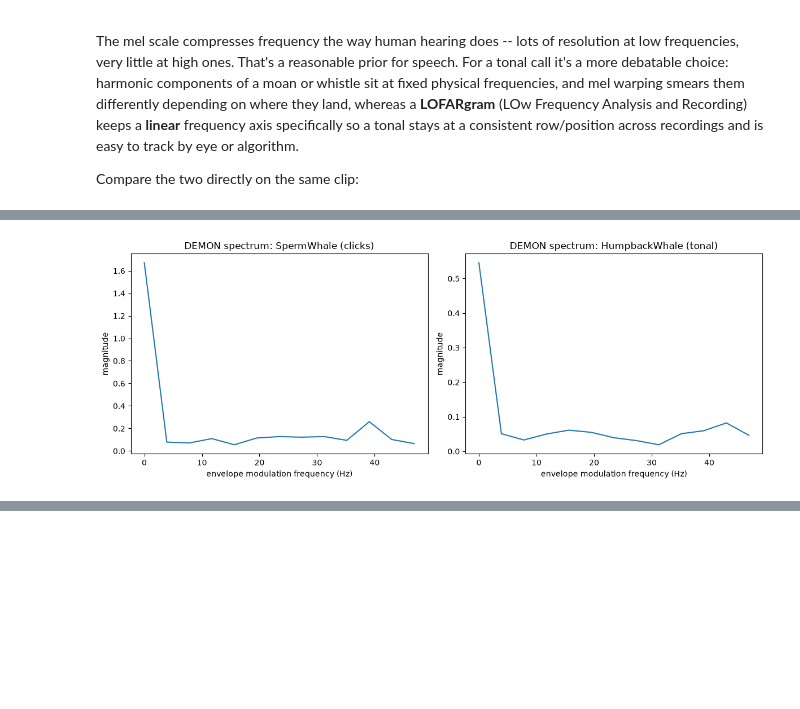
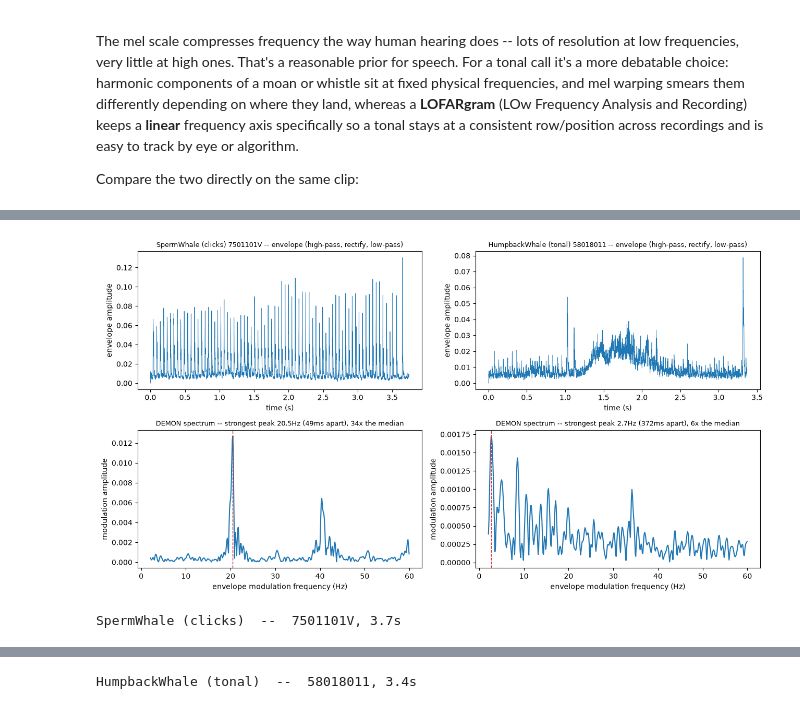
Before and after one commit to KJWesthoff/MarineMammals, a Jupyter notebook: notebooks/01_signal_processing_fundamentals.ipynb, the cells around one changed output, grey strips where cells are left out. Cells and saved outputs as stored; diff of their text form; code cells hidden in the pictures; blank space fills up the shorter version.

```diff
--- a/notebooks/01_signal_processing_fundamentals.ipynb
+++ b/notebooks/01_signal_processing_fundamentals.ipynb
@@ -120,7 +165,7 @@ train is broadband and time-localized -- exactly the opposite need.
 10ms hop (speech defaults) -- let's see whether that's actually a good
 choice for a tonal call.
 # %%
-clip = by_class[12][0]  # HumpbackWhale -- sustained tonal moan
+clip = examples[12]  # HumpbackWhale -- sustained tonal moan
 y, sr = sf.read(clip.path)
 wav = torch.from_numpy(y.astype(np.float32)).unsqueeze(0)
 
@@ -138,7 +183,7 @@ for ax, (title, n_fft, hop) in zip(axes, configs):
     ax.set_title(title, fontsize=9)
     ax.set_xlabel("frame")
 ax0 = axes[0]; ax0.set_ylabel("mel bin")
-fig.suptitle(f"HumpbackWhale clip ({clip.path.name}) at three time/frequency resolutions")
+fig.suptitle(f"HumpbackWhale clip ({clip.record_number}) at three time/frequency resolutions")
 plt.tight_layout()
 plt.show()
 # %% [output]
@@ -245,18 +353,42 @@ no such periodicity to find:
 # %%
-click_clip = by_class[51][0]   # SpermWhale -- echolocation clicks / codas
-tonal_clip = by_class[12][0]   # HumpbackWhale -- sustained tonal moan
+demon_examples = [
+    (examples[51], "SpermWhale (clicks)"),
+    (examples[12], "HumpbackWhale (tonal)"),
+]
 
-fig, axes = plt.subplots(1, 2, figsize=(12, 4.5))
-for ax, clip, title in zip(axes, [click_clip, tonal_clip], ["SpermWhale (clicks)", "HumpbackWhale (tonal)"]):
+fig, axes = plt.subplots(2, 2, figsize=(13, 7))
+for col, (clip, title) in enumerate(demon_examples):
     y_c, sr_c = sf.read(clip.path)
     w = torch.from_numpy(y_c.astype(np.float32)).unsqueeze(0)
+
+    # Top row: the envelope DEMON actually measures. Countable by eye.
+    env, env_rate = demon_envelope(w, sample_rate=sr_c)
+    axes[0, col].plot(np.arange(len(env)) / env_rate, env.numpy(), linewidth=0.6)
+    axes[0, col].set_title(f"{title} {clip.record_number} -- envelope "
+                           f"(high-pass, rectify, low-pass)", fontsize=9)
+    axes[0, col].set_xlabel("time (s)")
+    axes[0, col].set_ylabel("envelope amplitude")
+
+    # Bottom row: its spectrum. Below ~2Hz is the residual DC skirt, not a
+    # click rate -- no animal's click train is that slow in a 3-4s clip.
     freqs, mag = demon_spectrum(w, sample_rate=sr_c)
-    keep = freqs <= 50  # click-repetition rates of interest are typically single/low double digits Hz
-    ax.plot(freqs[keep].numpy(), mag[keep].numpy())
-    ax.set_title(f"DEMON spectrum: {title}")
-    ax.set_xlabel("envelope modulation frequency (Hz)")
-    ax.set_ylabel("magnitude")
+    keep = (freqs >= 2) & (freqs <= 60)
+    f_keep, m_keep = freqs[keep].numpy(), mag[keep].numpy()
+    peak_hz = f_keep[m_keep.argmax()]
+    axes[1, col].plot(f_keep, m_keep)
+    axes[1, col].axvline(peak_hz, color="tab:red", linestyle="--", linewidth=1)
+    axes[1, col].set_title(f"DEMON spectrum -- strongest peak {peak_hz:.1f}Hz "
+                           f"({1000 / peak_hz:.0f}ms apart), "
+                           f"{m_keep.max() / np.median(m_keep):.0f}x the median", fontsize=9)
+    axes[1, col].set_xlabel("envelope modulation frequency (Hz)")
+    axes[1, col].set_ylabel("modulation amplitude")
 plt.tight_layout()
 plt.show()
+
+for clip, title in demon_examples:
+    y_c, sr_c = sf.read(clip.path)
+    print(f"{title}  --  {clip.record_number}, {len(y_c) / sr_c:.1f}s")
+    display(Audio(y_c, rate=sr_c))
 # %% [output]
-[figure, old version]
+[figure, new version]
+SpermWhale (clicks)  --  7501101V, 3.7s
@@ -262,0 +396 @@ plt.show()
+HumpbackWhale (tonal)  --  58018011, 3.4s
```
Also changed, not shown: parts of 16 cells of this notebook, 1 other file.
